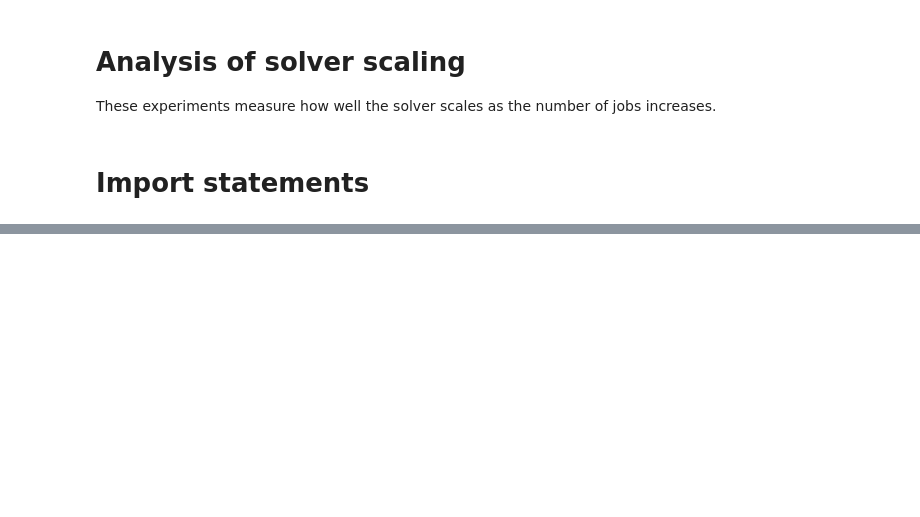
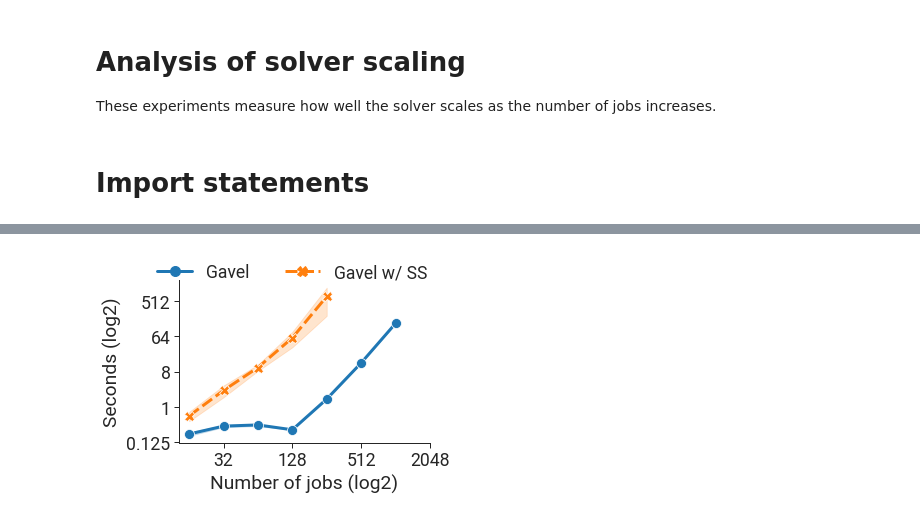
Before and after one commit to stanford-futuredata/gavel, a Jupyter notebook: scheduler/notebooks/figures/evaluation/solver_scaling.ipynb, the cells around one changed output, grey strips where cells are left out. Saved outputs shown, nothing was run; the diff lists cells and outputs as text; code cells hidden in the pictures; blank space fills up the shorter version.

```diff
--- a/scheduler/notebooks/figures/evaluation/solver_scaling.ipynb
+++ b/scheduler/notebooks/figures/evaluation/solver_scaling.ipynb
@@ -105,0 +108,7 @@ plot_data(multi_gpu_data_with_job_throughputs)
+# %%
+single_gpu_water_filling_throughputs = \
+    parse_logs('../../../logs/solver_scaling/single_gpu_water_filling.csv')
+plot_data(single_gpu_water_filling_throughputs,
+          output_filename="solver_scaling/single_gpu_las_water_filling_v100=36_p100=36_k80=36.pdf")
+# %% [output]
+[figure, added]
```
Also changed, not shown: parts of 5 cells of this notebook, 2 other files.
